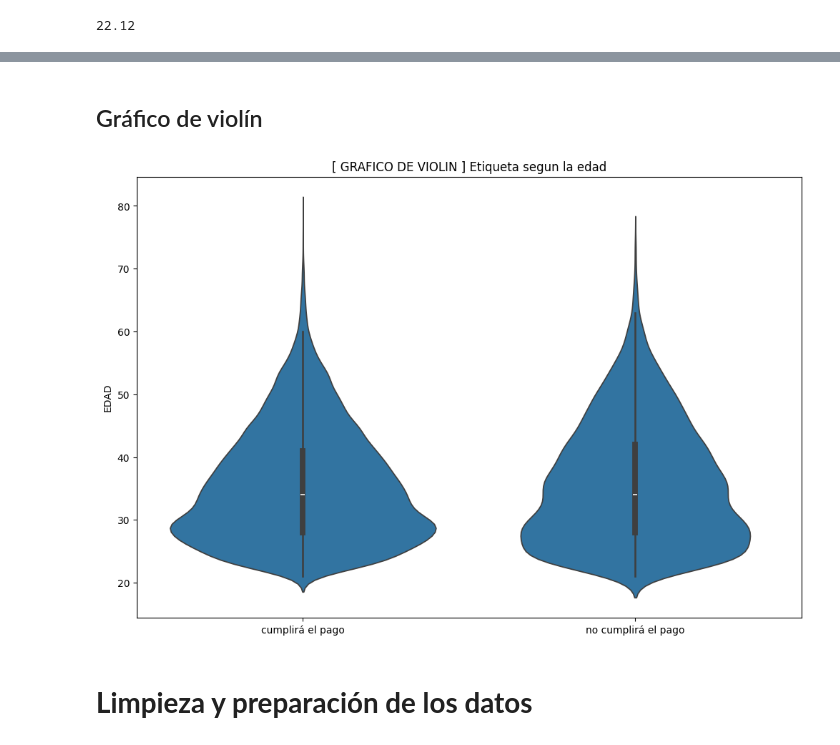
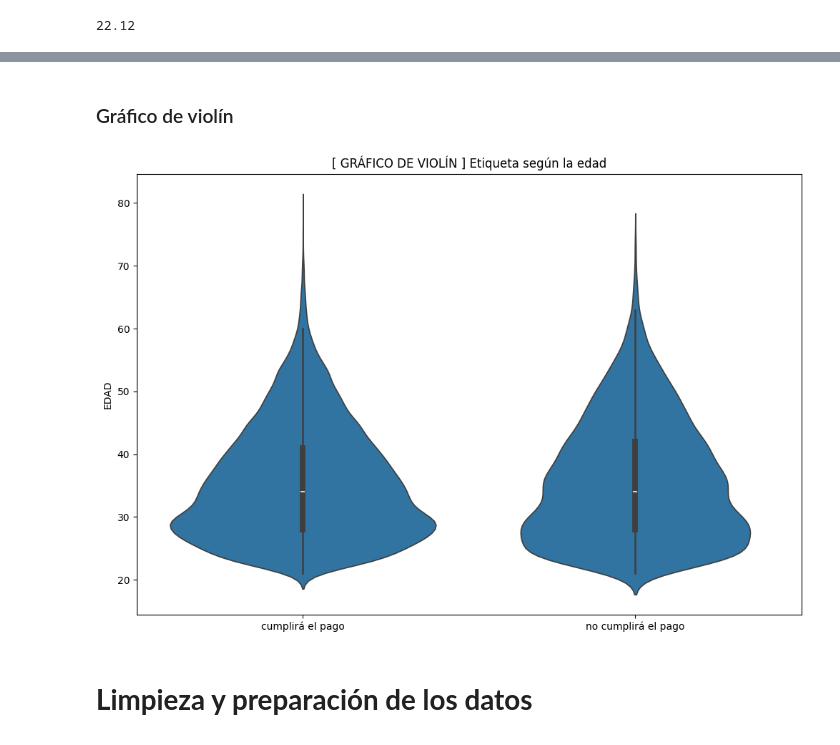
Before and after one commit to JuanCruzArese/TP-Final-ICD, a Jupyter notebook: TP_Final_ICD.ipynb, the cells around one changed output, grey strips where cells are left out. Drawn from its saved outputs; the diff is of its cells as text; code cells hidden in the pictures.

```diff
--- a/TP_Final_ICD.ipynb
+++ b/TP_Final_ICD.ipynb
@@ -160,11 +162,11 @@ plot('box', 'default.payment.next.month', 'LIMIT_BAL',
 # %% [markdown]
-## Gráfico de violín
+### Gráfico de violín
 # %%
 plot('violin', 'default.payment.next.month', 'AGE',
-     '[ GRAFICO DE VIOLIN ] Etiqueta segun la edad',
+     '[ GRÁFICO DE VIOLÍN ] Etiqueta según la edad',
      'EDAD')
 # %% [output]
-[figure, old version]
+[figure, new version]
 # %% [markdown]
 # **Limpieza y preparación de los datos**
 # %% [markdown]
```
Also changed, not shown: parts of 10 cells of this notebook.
